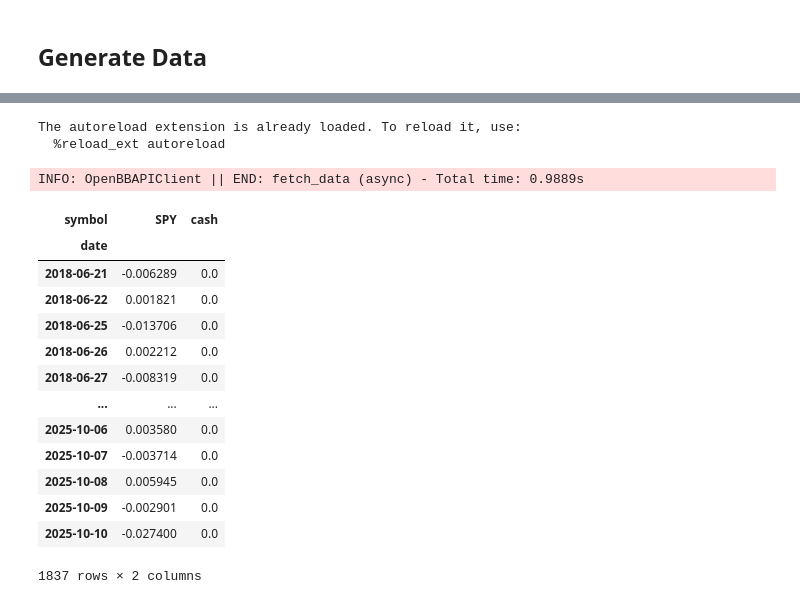
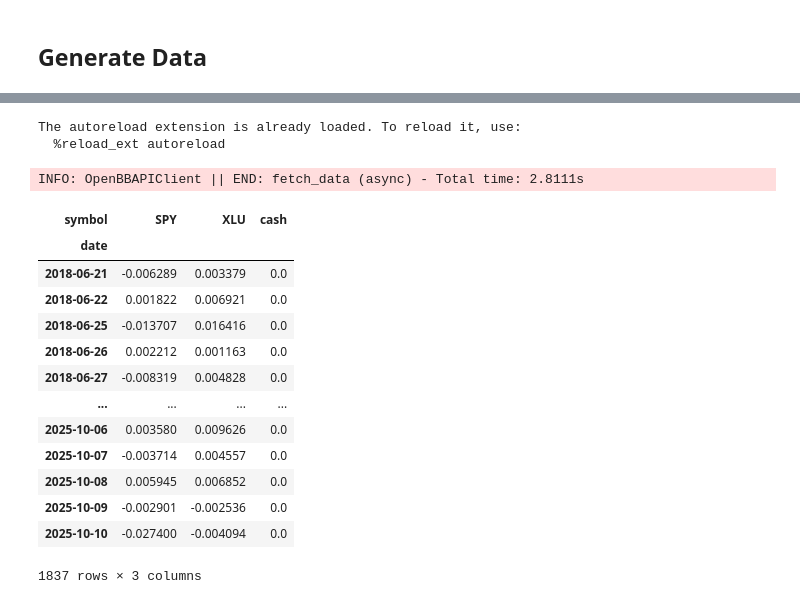
Before and after one commit to humblFINANCE/humblDATA, a Jupyter notebook: notebooks/investos/humbl_channel_simple_backtest.ipynb, the cells around one changed output, grey strips where cells are left out. Cells and saved outputs as stored; diff of their text form; code cells hidden in the pictures.

```diff
--- a/notebooks/investos/humbl_channel_simple_backtest.ipynb
+++ b/notebooks/investos/humbl_channel_simple_backtest.ipynb
@@ -19,7 +22,7 @@ from humbldata.toolbox.toolbox_helpers import log_returns
 
 
 async def prepare_actual_returns_for_investos(
-    symbols: str = "SPY",
+    symbols: str = "SPY,XLU",
     start_date: str = "2018-06-20", # XLC starts on 2018-06-20
     end_date: str = "2025-10-10",
     provider: str = "yfinance",
@@ -63,20 +66,20 @@ INFO: OpenBBAPIClient || Fetching data from: https://data.humblfinance.io/api/v1
 The autoreload extension is already loaded. To reload it, use:
   %reload_ext autoreload
-INFO: OpenBBAPIClient || END: fetch_data (async) - Total time: 0.9889s
+INFO: OpenBBAPIClient || END: fetch_data (async) - Total time: 2.8111s
-| symbol | SPY | cash |
-| date |  |  |
-| 2018-06-21 | -0.006289 | 0.0 |
-| 2018-06-22 | 0.001821 | 0.0 |
-| 2018-06-25 | -0.013706 | 0.0 |
-| 2018-06-26 | 0.002212 | 0.0 |
-| 2018-06-27 | -0.008319 | 0.0 |
-| ... | ... | ... |
-| 2025-10-06 | 0.003580 | 0.0 |
-| 2025-10-07 | -0.003714 | 0.0 |
-| 2025-10-08 | 0.005945 | 0.0 |
-| 2025-10-09 | -0.002901 | 0.0 |
-| 2025-10-10 | -0.027400 | 0.0 |
+| symbol | SPY | XLU | cash |
+| date |  |  |  |
+| 2018-06-21 | -0.006289 | 0.003379 | 0.0 |
+| 2018-06-22 | 0.001822 | 0.006921 | 0.0 |
+| 2018-06-25 | -0.013707 | 0.016416 | 0.0 |
+| 2018-06-26 | 0.002212 | 0.001163 | 0.0 |
+| 2018-06-27 | -0.008319 | 0.004828 | 0.0 |
+| ... | ... | ... | ... |
+| 2025-10-06 | 0.003580 | 0.009626 | 0.0 |
+| 2025-10-07 | -0.003714 | 0.004557 | 0.0 |
+| 2025-10-08 | 0.005945 | 0.006852 | 0.0 |
+| 2025-10-09 | -0.002901 | -0.002536 | 0.0 |
+| 2025-10-10 | -0.027400 | -0.004094 | 0.0 |
-1837 rows × 2 columns
+1837 rows × 3 columns
 # %%
 %load_ext autoreload
 %autoreload 2
```
Also changed, not shown: parts of 12 cells of this notebook, 2 other files.
